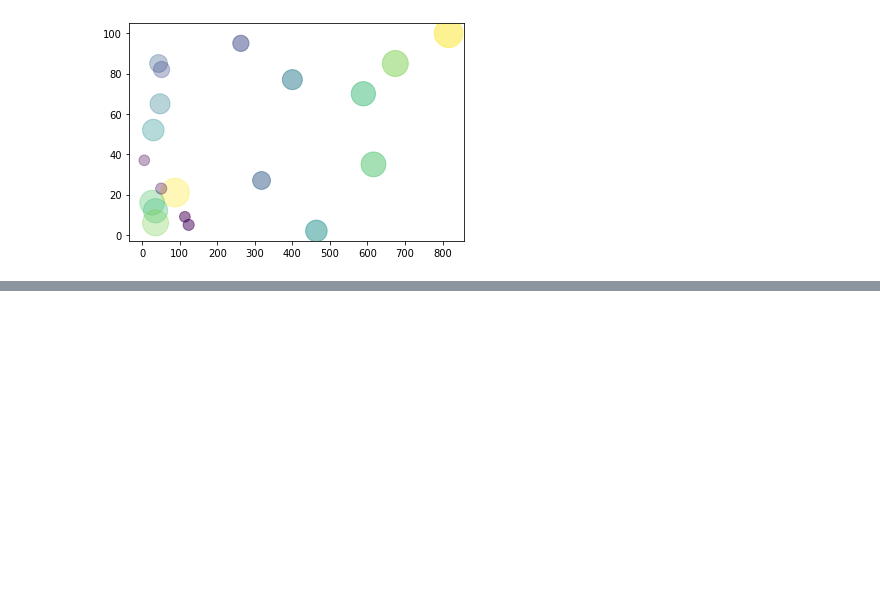
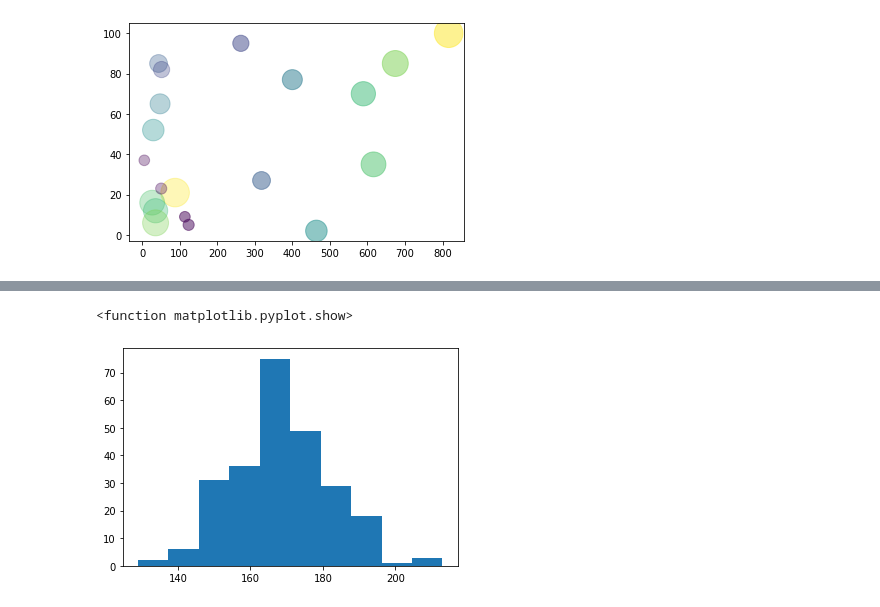
Before and after one commit to mubinui/PythonProjects, a Jupyter notebook: Matplotlib.ipynb, the cells around one changed output, grey strips where cells are left out. Cells and saved outputs as stored; diff of their text form; code cells hidden in the pictures; blank space fills up the shorter version.

```diff
--- a/Matplotlib.ipynb
+++ b/Matplotlib.ipynb
@@ -299,0 +358,8 @@ plt.show()
+# %%
+x = np.random.poisson(170,250)
+plt.hist(x)
+
+plt.show
+# %% [output]
+<function matplotlib.pyplot.show>
+[figure, added]
```
Also changed, not shown: parts of 7 cells of this notebook.
